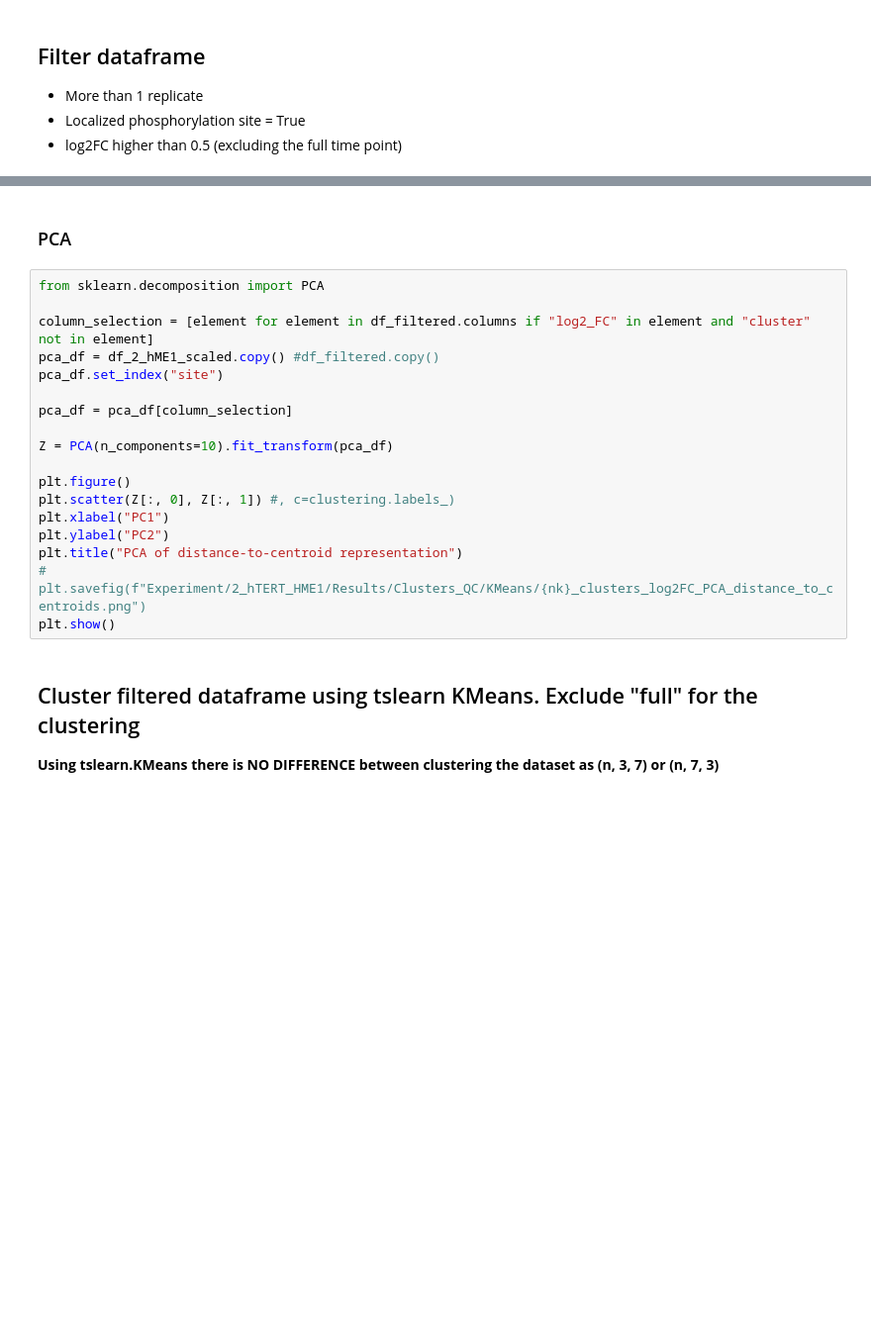
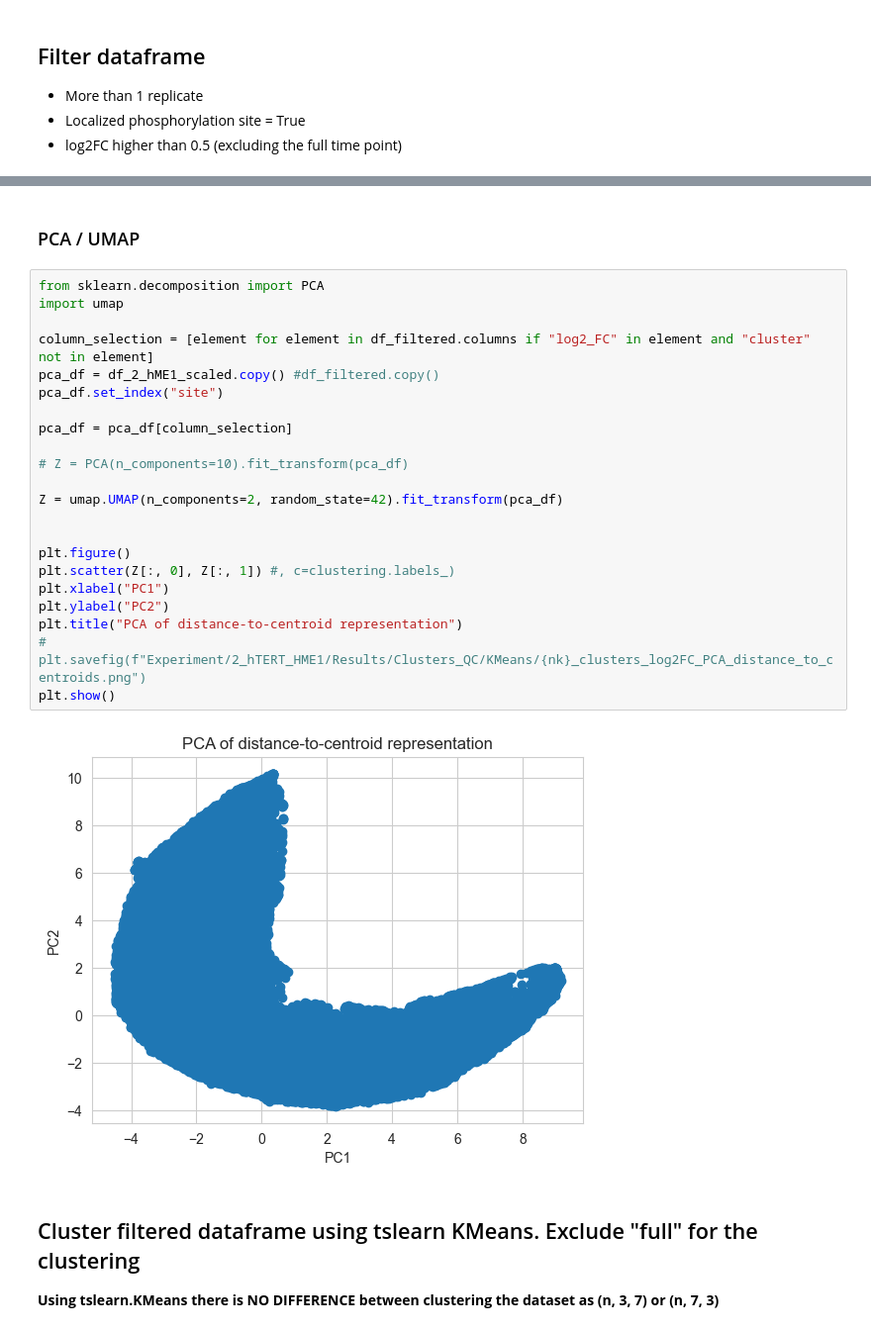
Before and after one commit to IgnacioNavas/TMT_Data_analysis, a Jupyter notebook: Clustering_and_QC.ipynb, the cells around one changed output, grey strips where cells are left out. Shown at 99% size. Cells and saved outputs as stored; diff of their text form; blank space fills up the shorter version.

```diff
--- a/Clustering_and_QC.ipynb
+++ b/Clustering_and_QC.ipynb
@@ -37,23 +63,29 @@ df_filtered["n_rep"]
 # %% [markdown]
-### PCA
+### PCA / UMAP
 # %%
 from sklearn.decomposition import PCA
+import umap
 
 column_selection = [element for element in df_filtered.columns if "log2_FC" in element and "cluster" not in element]
 pca_df = df_2_hME1_scaled.copy() #df_filtered.copy()
 pca_df.set_index("site")
 
 pca_df = pca_df[column_selection]
 
-Z = PCA(n_components=10).fit_transform(pca_df)
+# Z = PCA(n_components=10).fit_transform(pca_df)
+
+Z = umap.UMAP(n_components=2, random_state=42).fit_transform(pca_df)
+
 
 plt.figure()
 plt.scatter(Z[:, 0], Z[:, 1]) #, c=clustering.labels_)
 plt.xlabel("PC1")
 plt.ylabel("PC2")
 plt.title("PCA of distance-to-centroid representation")
 # plt.savefig(f"Experiment/2_hTERT_HME1/Results/Clusters_QC/KMeans/{nk}_clusters_log2FC_PCA_distance_to_centroids.png")
 plt.show()
+# %% [output]
+[figure, added]
 # %% [markdown]
 ## Cluster filtered dataframe using tslearn KMeans. Exclude "full" for the clustering
 
```
Also changed, not shown: parts of 7 cells of this notebook, 1 other file.
